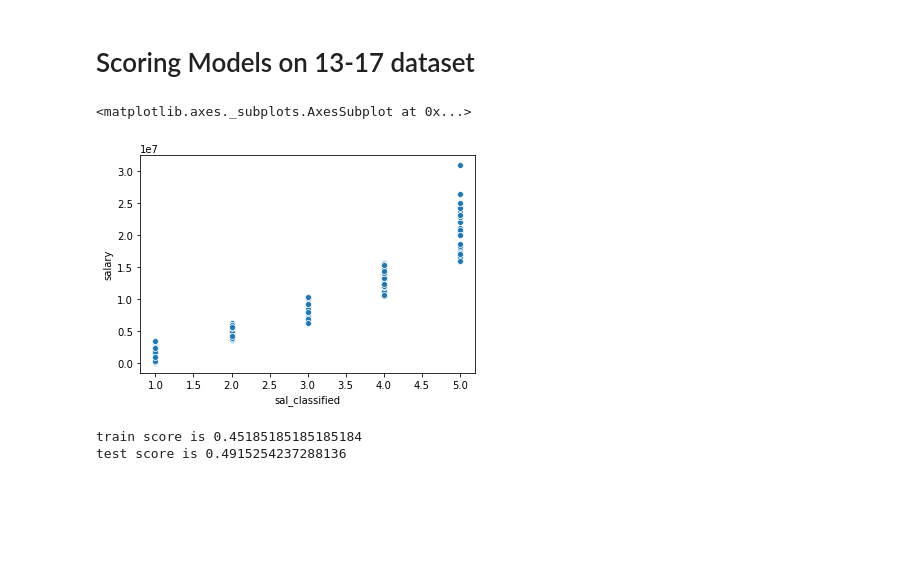
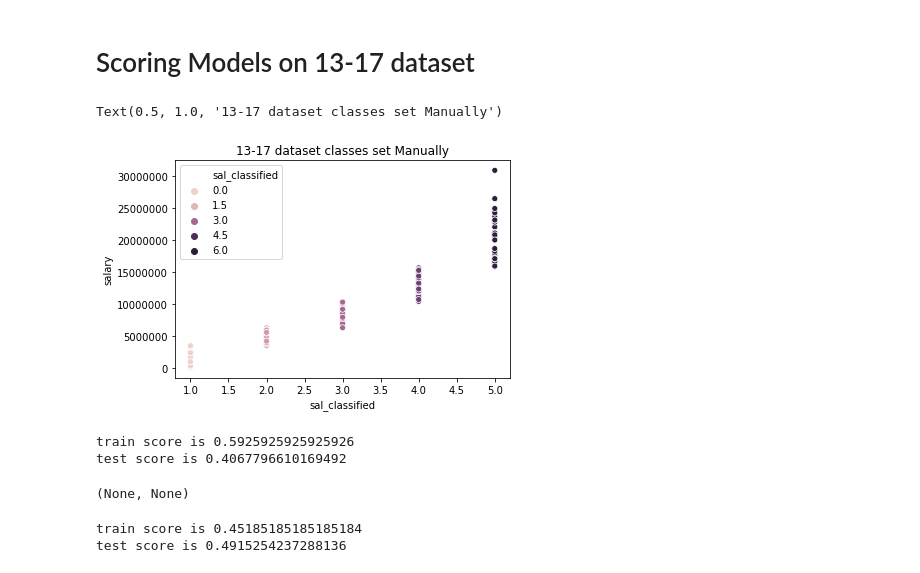
Before and after one commit to dkeyer/NBA_salary_predictor, a Jupyter notebook: 4.Classification_Modeling.ipynb, the cells around one changed output. Drawn from its saved outputs; the diff is of its cells as text; code cells hidden in the pictures; blank space fills up the shorter version.

```diff
--- a/4.Classification_Modeling.ipynb
+++ b/4.Classification_Modeling.ipynb
@@ -496,10 +455,19 @@ plot_confusion_matrix(logreg, X_test, y_test, cmap='Blues', values_format='d');
 # %% [markdown]
 # Scoring Models on 13-17 dataset
 # %%
-sns.scatterplot(data=thirteen_to_seventeen_with_sal, x='sal_classified', y='salary')
+g = sns.scatterplot(data=thirteen_to_seventeen_with_sal, x='sal_classified', y='salary', hue='sal_classified')
+g.ticklabel_format(style='plain')
+g.set_title('13-17 dataset classes set Manually')
 # %% [output]
-<matplotlib.axes._subplots.AxesSubplot at 0x...>
+Text(0.5, 1.0, '13-17 dataset classes set Manually')
-[figure, old version]
+[figure, new version]
+# %%
+fit_models_and_score(logreg, thirteen_to_seventeen_with_sal.drop(['sal_classified', 'salary', 'Tm', 'Pos', 'Season', 'Player'], axis=1), thirteen_to_seventeen_with_sal['sal_classified'], 0.30)
+#Baseline
+# %% [output]
+train score is 0.5925925925925926
+test score is 0.4067796610169492
+(None, None)
 # %%
 fit_models_and_score(logreg, thirteen_to_seventeen_with_sal[['MP', 'PTS', 'FG', 'FTA', '2P', 'GS']], thirteen_to_seventeen_with_sal['sal_classified'], 0.30)
 #Logistric regression model
```
Also changed, not shown: parts of 45 cells of this notebook.
